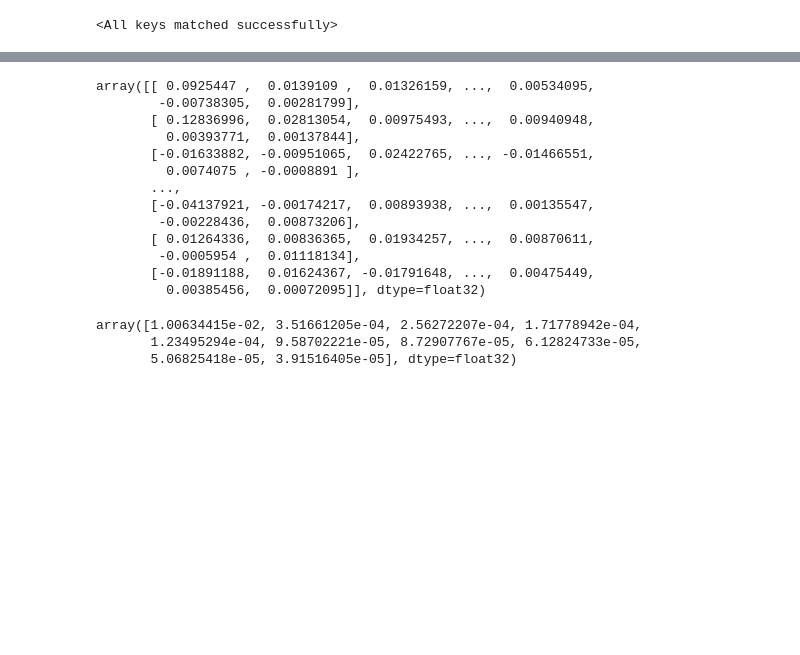
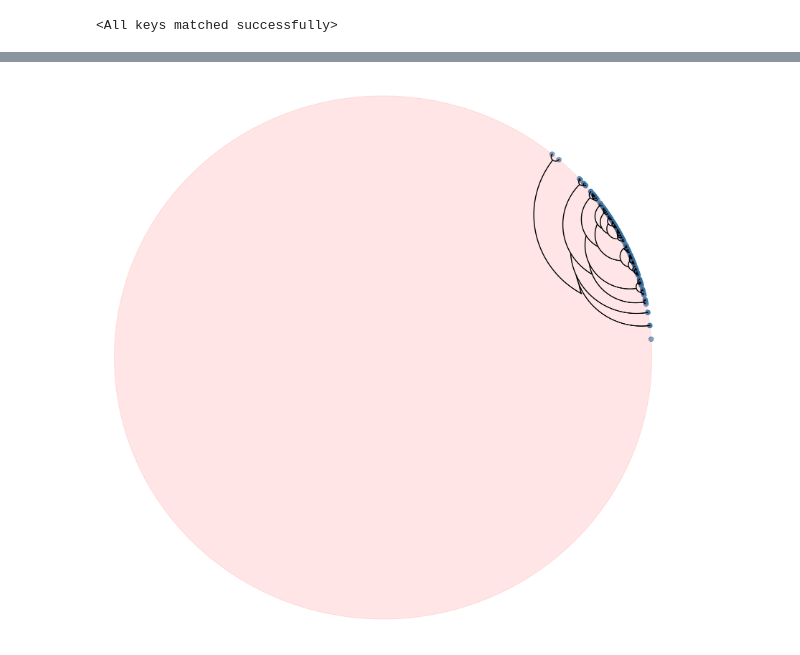
Before and after one commit to AI-sandbox/hyperPop, a Jupyter notebook: notebooks/eval_fc_model.ipynb, the cells around one changed output, grey strips where cells are left out. Saved outputs shown, nothing was run; the diff lists cells and outputs as text; code cells hidden in the pictures; blank space fills up the shorter version.

```diff
--- a/notebooks/eval_fc_model.ipynb
+++ b/notebooks/eval_fc_model.ipynb
@@ -74,23 +84,38 @@ plt.show()
-# %%
-testpca = PCA()
-testpca.fit_transform(embeddings)
-# %% [output]
-array([[ 0.0925447 ,  0.0139109 ,  0.01326159, ...,  0.00534095,
-        -0.00738305,  0.00281799],
-       [ 0.12836996,  0.02813054,  0.00975493, ...,  0.00940948,
-         0.00393771,  0.00137844],
-       [-0.01633882, -0.00951065,  0.02422765, ..., -0.01466551,
-         0.0074075 , -0.0008891 ],
-       ...,
-       [-0.04137921, -0.00174217,  0.00893938, ...,  0.00135547,
-        -0.00228436,  0.00873206],
-       [ 0.01264336,  0.00836365,  0.01934257, ...,  0.00870611,
-        -0.0005954 ,  0.01118134],
-       [-0.01891188,  0.01624367, -0.01791648, ...,  0.00475449,
-         0.00385456,  0.00072095]], dtype=float32)
-# %%
-testpca.explained_variance_[:10]
-# %% [output]
-array([1.00634415e-02, 3.51661205e-04, 2.56272207e-04, 1.71778942e-04,
-       1.23495294e-04, 9.58702221e-05, 8.72907767e-05, 6.12824733e-05,
-       5.06825418e-05, 3.91516405e-05], dtype=float32)
+# %%
+def decode_tree(model, embeddings, device, fast_decoding):
+    """Build a binary tree (nx graph) from leaves' embeddings. Assume points are normalized to same radius.
+        Taken from HypHC repo (https://github.com/HazyResearch/HypHC)
+
+    """
+    with torch.no_grad():
+        leaves_embeddings = model.HypLoss.normalize_embeddings(torch.tensor(embeddings).to(device))
+        leaves_embeddings = project(leaves_embeddings).cpu()
+    sim_fn = lambda x, y: torch.sum(x * y, dim=-1)
+    if fast_decoding:
+        parents = nn_merge_uf_fast_np(leaves_embeddings, S=sim_fn, partition_ratio=1.2)
+    else:
+        parents = sl_from_embeddings(leaves_embeddings, sim_fn)
+    tree = nx.DiGraph()
+    for i, j in enumerate(parents[:-1]):
+        tree.add_edge(j, i)
+    return tree
+# %%
+#Plot tree
+embs_tree = embeddings
+tree = decode_tree(model, embs_tree, device, True)
+with torch.no_grad():
+    embs_normed = model.HypLoss.normalize_embeddings(torch.tensor(embs_tree).to(device))
+    leaves_embeddings = project(embs_normed).cpu().numpy()
+fig = plt.figure(figsize=(15, 15), dpi=300)
+ax = fig.add_subplot(111)
+ax = plot_tree_from_leaves(ax, tree, leaves_embeddings * 100, labels=sp_full)
+
+# Uncomment to add subpopulation labels - but it's very crowded
+# for line in range(len(suppop_labels)):
+#     ax.text(leaves_embeddings[line,0] * 100 +0.001, leaves_embeddings[line,1] * 100,
+#                  p_full[line], ha='left',
+#             color='black', va="baseline", rotation=45, size=8)
+
+plt.show()
+# %% [output]
+[figure, added]
```
Also changed, not shown: parts of 6 cells of this notebook, 8 other files.
